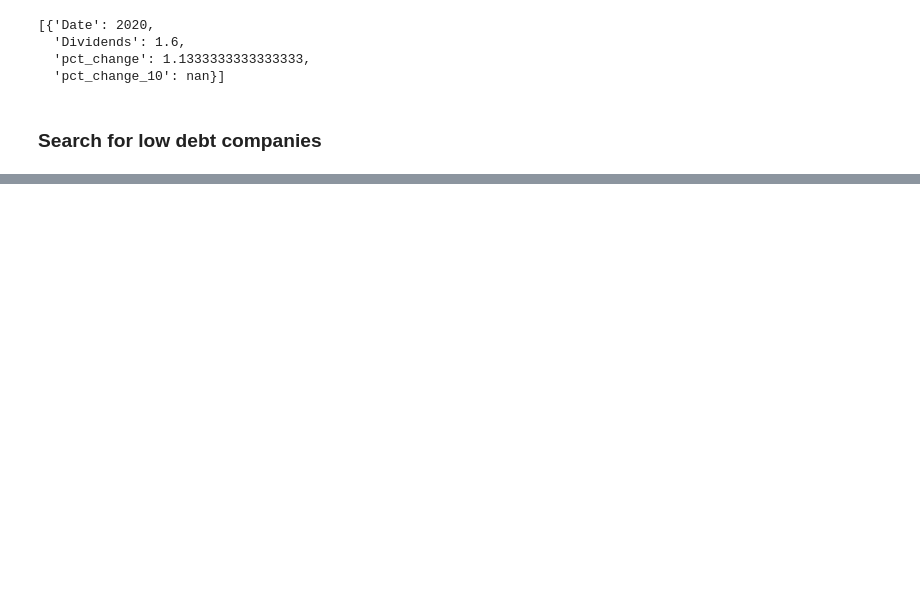
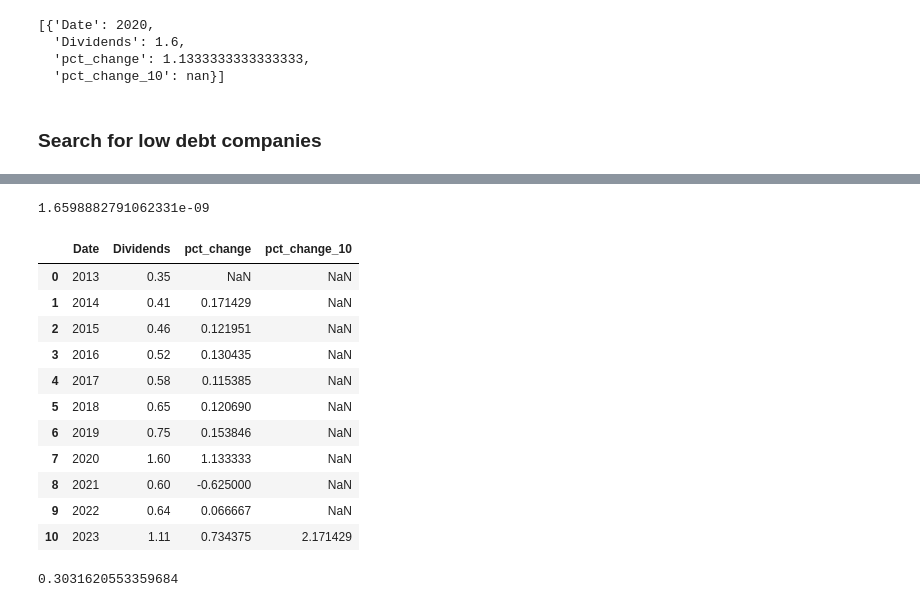
Before and after one commit to michalismeng/dividend-search, a Jupyter notebook: main.ipynb, the cells around one changed output, grey strips where cells are left out. Drawn from its saved outputs; the diff is of its cells as text; code cells hidden in the pictures; blank space fills up the shorter version.

```diff
--- a/main.ipynb
+++ b/main.ipynb
@@ -145,0 +244,23 @@ company.ticker
+# %%
+div_df["Dividends"].mean() / income.loc["Net Income"].mean()
+# %% [output]
+1.6598882791062331e-09
+# %%
+div_df_10yrs_grouped["Dividends"]
+# %% [output]
+|  | Date | Dividends | pct_change | pct_change_10 |
+| 0 | 2013 | 0.35 | NaN | NaN |
+| 1 | 2014 | 0.41 | 0.171429 | NaN |
+| 2 | 2015 | 0.46 | 0.121951 | NaN |
+| 3 | 2016 | 0.52 | 0.130435 | NaN |
+| 4 | 2017 | 0.58 | 0.115385 | NaN |
+| 5 | 2018 | 0.65 | 0.120690 | NaN |
+| 6 | 2019 | 0.75 | 0.153846 | NaN |
+| 7 | 2020 | 1.60 | 1.133333 | NaN |
+| 8 | 2021 | 0.60 | -0.625000 | NaN |
+| 9 | 2022 | 0.64 | 0.066667 | NaN |
+| 10 | 2023 | 1.11 | 0.734375 | 2.171429 |
+# %%
+div_df_10yrs_grouped["Dividends"].mean() / income.loc["Diluted EPS"].mean()
+# %% [output]
+0.3031620553359684
```
Also changed, not shown: parts of 28 cells of this notebook.
